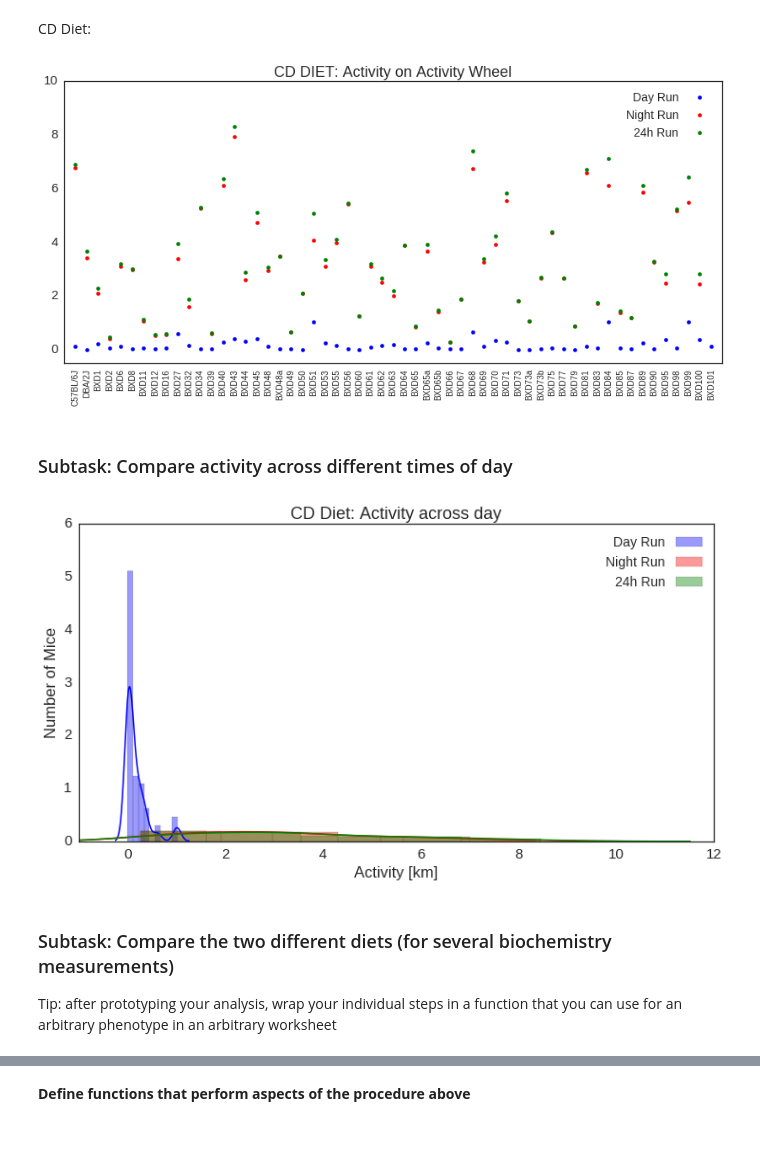
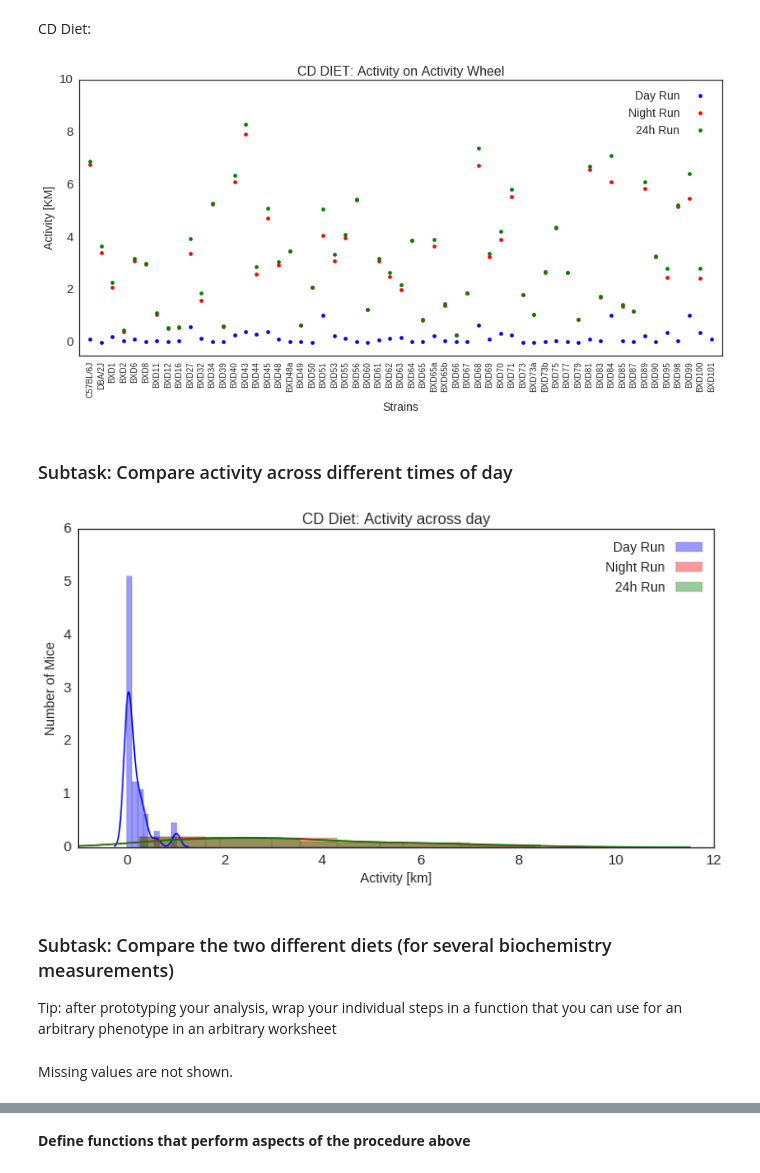
Before and after one commit to Alexstoppel/Integrated_Bioinformatics, a Jupyter notebook: notebooks/Day2_Exploratory_Analysis.ipynb, the cells around one changed output, grey strips where cells are left out. Cells and saved outputs as stored; diff of their text form; code cells hidden in the pictures; blank space fills up the shorter version.

```diff
--- a/notebooks/Day2_Exploratory_Analysis.ipynb
+++ b/notebooks/Day2_Exploratory_Analysis.ipynb
@@ -125,8 +107,8 @@ Reddit:
 # %% [markdown]
 Create subdirectory only if it does not already exist:
 # %%
-INOUTFOLDER = "Day2_InOutput"
-!mkdir -p Day2_InOutput
+INOUTFOLDER = "Exploratory_Analysis"
+!mkdir -p Exploratory_Analysis
 # %% [markdown]
 ## Task: Download Genotype supplement and check if it worked
 # %% [markdown]
@@ -589,17 +355,19 @@ CD Diet:
 # %%
 plt.figure(figsize=(14,6), dpi=100)
 plt.scatter(range(len(phenotype["Activity Wheel"]["CD_DayRun_ActivityWheel_[km]"])),phenotype["Activity Wheel"]["CD_DayRun_ActivityWheel_[km]"],color="blue",label="Day Run")
 plt.scatter(range(len(phenotype["Activity Wheel"]["CD_NightRun_ActivityWheel_[km]"])),phenotype["Activity Wheel"]["CD_NightRun_ActivityWheel_[km]"],color="red",label="Night Run")
 plt.scatter(range(len(phenotype["Activity Wheel"]["CD_24hRun_ActivityWheel_[km]"])),phenotype["Activity Wheel"]["CD_24hRun_ActivityWheel_[km]"],color="green",label="24h Run")
 plt.legend(loc="upper right", frameon=True,
            fontsize=14,markerfirst=False).get_frame().set_color('white')
 plt.xlim(-1,57)
 plt.ylim(-.5,10)
 plt.xticks(range(57), phenotype["Activity Wheel"]["@format=column"].values,rotation="vertical", fontsize=10)
-plt.title("CD DIET: Activity on Activity Wheel")
+plt.title("CD DIET: Activity on Activity Wheel",fontsize=16)
+plt.xlabel("Strains",fontsize=14)
+plt.ylabel("Activity [KM]",fontsize=14)
 plt.show()
 # %% [output]
-[figure, old version]
+[figure, new version]
 # %% [markdown]
 ### Subtask: Compare activity across different times of day
 # %%
@@ -611,12 +379,12 @@ sns.distplot(phenotype["Activity Wheel"]["CD_24hRun_ActivityWheel_[km]"], color=
 plt.xlim(-1,12)
 plt.legend(loc="upper right", frameon=True,
            fontsize=14,markerfirst=False).get_frame().set_color('white')
-plt.title("CD Diet: Activity across day")
-plt.ylabel("Number of Mice")
-plt.xlabel("Activity [km]")
+plt.title("CD Diet: Activity across day",fontsize=16)
+plt.ylabel("Number of Mice",fontsize=14)
+plt.xlabel("Activity [km]",fontsize=14)
 plt.show()
 # %% [output]
-[figure, old version]
+[figure, new version]
 # %% [markdown]
 ### Subtask: Compare the two different diets (for several biochemistry measurements)
 Tip: after prototyping your analysis, wrap your individual steps in a function that you can use for an arbitrary phenotype in an arbitrary worksheet
@@ -639,6 +407,8 @@ def compare_diets(pt, measure):
                .values,rotation="vertical", fontsize=10)
     plt.xlim(-1,len(phenotype[pt]["CD_" + measure].values))
     plt.show()
+# %% [markdown]
+Missing values are not shown.
 # %%
 typ = "Biochemistry" # choose parameter
 measure = "Cholesterol_[mmol/L]" # choose measurement
```
Also changed, not shown: parts of 52 cells of this notebook.
